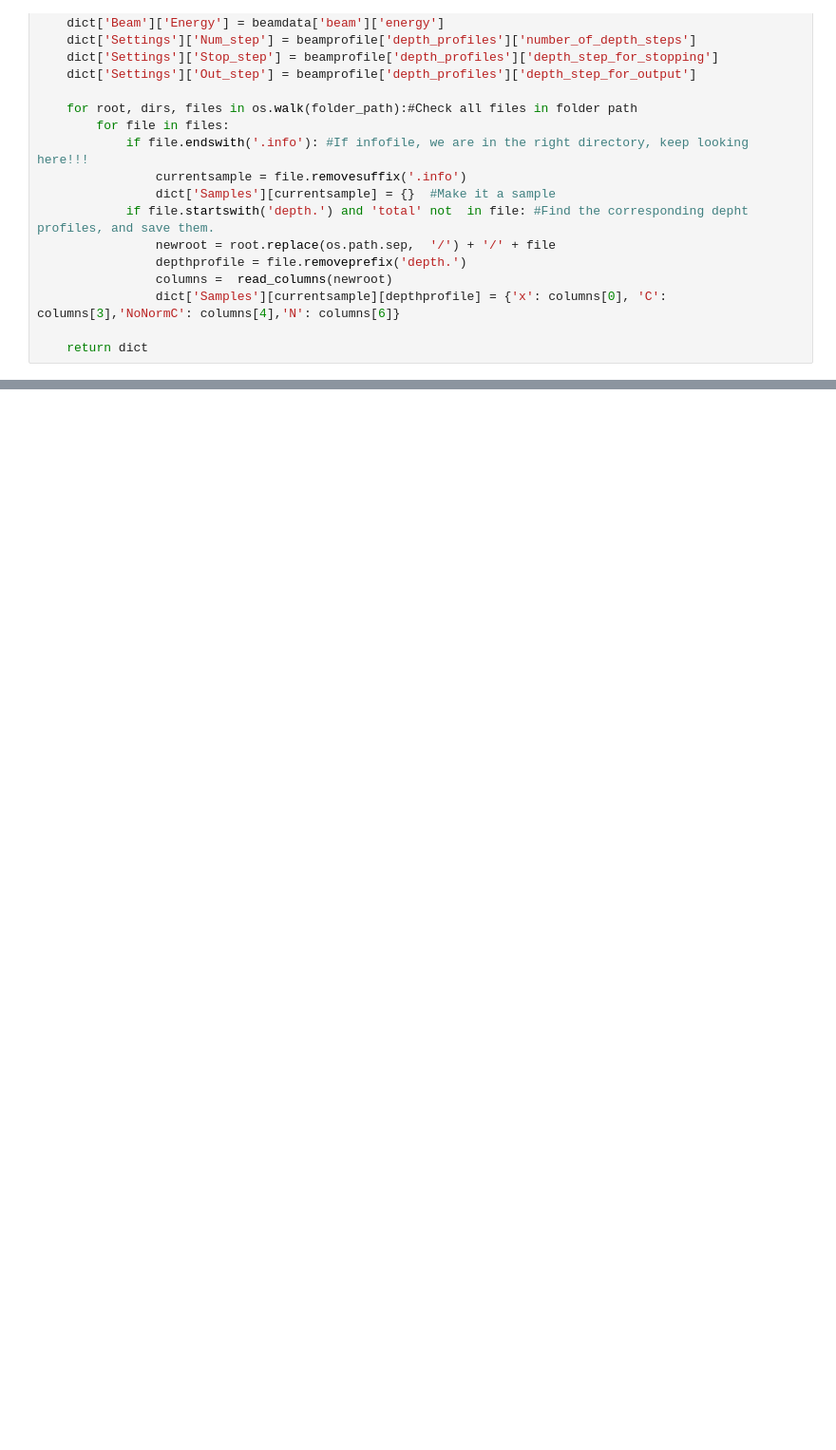
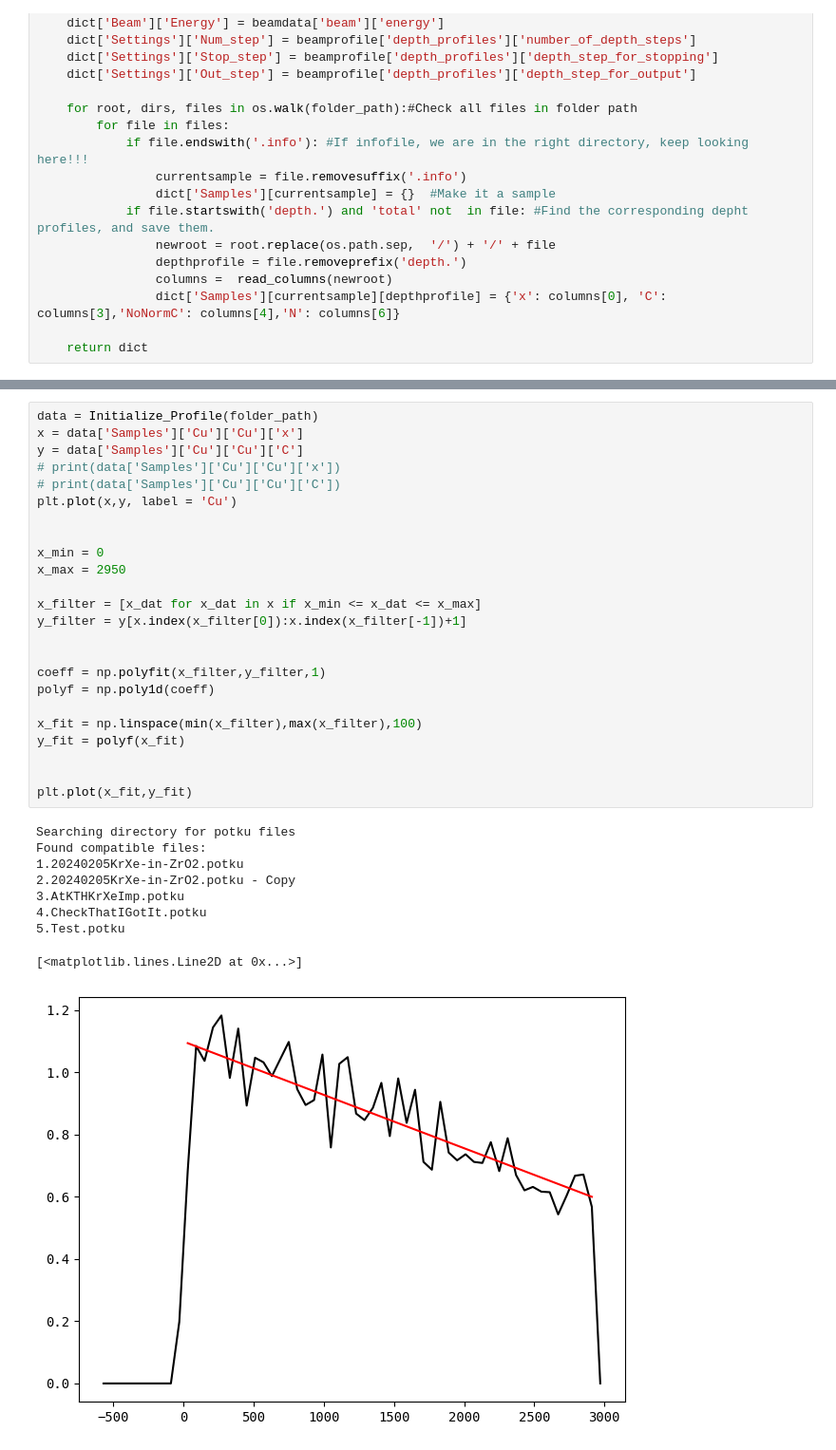
Before and after one commit to Moosycode/Exjobb, a Jupyter notebook: PotkuToDict.ipynb, the cells around one changed output, grey strips where cells are left out. Shown at 95% size. Saved outputs shown, nothing was run; the diff lists cells and outputs as text; blank space fills up the shorter version.

```diff
--- a/PotkuToDict.ipynb
+++ b/PotkuToDict.ipynb
@@ -134,0 +125,34 @@ Found compatible files:
+# %%
+data = Initialize_Profile(folder_path)
+x = data['Samples']['Cu']['Cu']['x']
+y = data['Samples']['Cu']['Cu']['C']
+# print(data['Samples']['Cu']['Cu']['x'])
+# print(data['Samples']['Cu']['Cu']['C'])
+plt.plot(x,y, label = 'Cu')
+
+
+x_min = 0
+x_max = 2950
+
+x_filter = [x_dat for x_dat in x if x_min <= x_dat <= x_max]
+y_filter = y[x.index(x_filter[0]):x.index(x_filter[-1])+1]
+
+
+coeff = np.polyfit(x_filter,y_filter,1)
+polyf = np.poly1d(coeff)
+
+x_fit = np.linspace(min(x_filter),max(x_filter),100)
+y_fit = polyf(x_fit)
+
+
+plt.plot(x_fit,y_fit)
+# %% [output]
+Searching directory for potku files
+Found compatible files:
+1.20240205KrXe-in-ZrO2.potku
+2.20240205KrXe-in-ZrO2.potku - Copy
+3.AtKTHKrXeImp.potku
+4.CheckThatIGotIt.potku
+5.Test.potku
+[<matplotlib.lines.Line2D at 0x...>]
+[figure, added]
```
Also changed, not shown: parts of 3 cells of this notebook, 1 other file.
